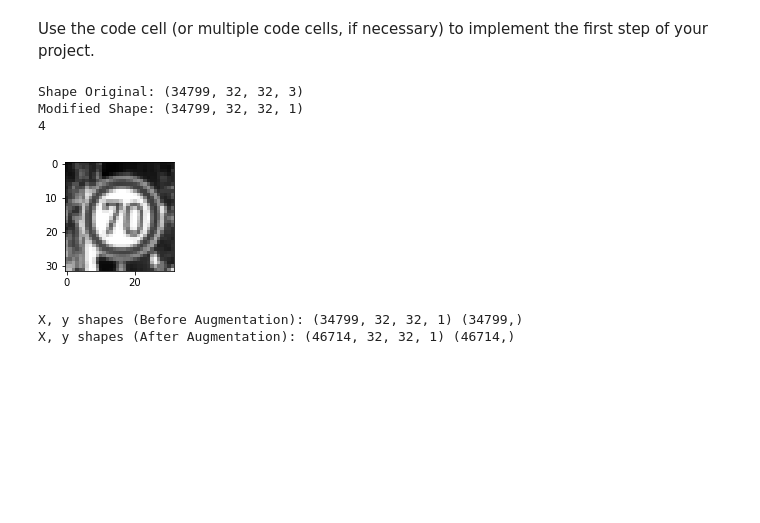
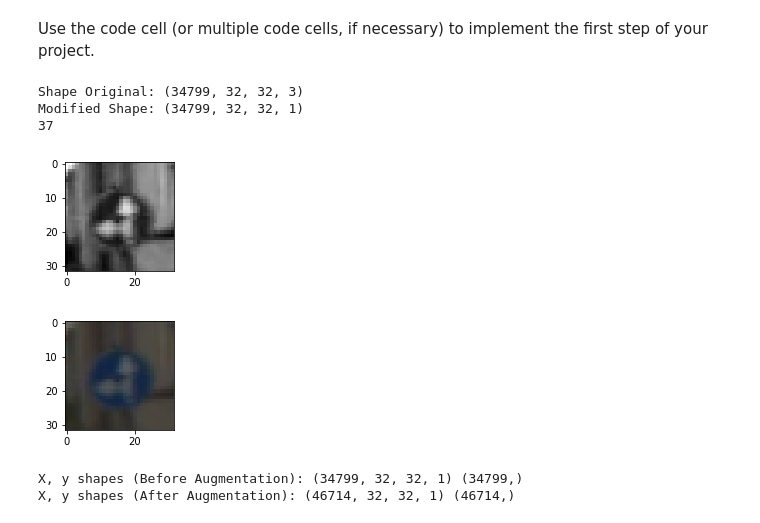
Before and after one commit to rajesh-iiith/CarND-DeepLearning-ComputerVision, a Jupyter notebook: CarND-Traffic-Sign-Classifier-P2/Traffic_Sign_Classifier.ipynb, the cells around one changed output. Saved outputs shown, nothing was run; the diff lists cells and outputs as text; code cells hidden in the pictures; blank space fills up the shorter version.

```diff
--- a/CarND-Traffic-Sign-Classifier-P2/Traffic_Sign_Classifier.ipynb
+++ b/CarND-Traffic-Sign-Classifier-P2/Traffic_Sign_Classifier.ipynb
@@ -153,35 +154,41 @@ Use the code cell (or multiple code cells, if necessary) to implement the first
 ### Feel free to use as many code cells as needed.
 
 def to_grayscale(dataset):
     return np.sum (dataset/3, axis=3, keepdims=True)
 
 X_train_origianl = X_train
 X_train_gray = to_grayscale(X_train)
 
 X_test_origianl = X_test
 X_test_gray = to_grayscale(X_test)
 
 X_validation_origianl = X_validation
 X_validation_gray = to_grayscale(X_validation)
 
 X_train = X_train_gray
 X_test = X_test_gray
 X_validation = X_validation_gray
 
 print('Shape Original:', X_train_origianl.shape)
 print('Modified Shape:', X_train.shape)
 
 index = random.randint(0, len(X_train))
 image = X_train[index].squeeze()
+image_original = X_train_origianl[index].squeeze()
 
 plt.figure(figsize=(2,2))
 plt.imshow(image, cmap="gray")
+
+plt.figure(figsize=(2,2))
+plt.imshow(image_original)
+
 print(y_train[index])
 # %% [output]
 Shape Original: (34799, 32, 32, 3)
 Modified Shape: (34799, 32, 32, 1)
-4
+37
-[figure, old version]
+[figure, new version]
+[figure, added]
 # %%
 #Normalize the sets
 X_train = (X_train - 128)/128
```
Also changed, not shown: parts of 7 cells of this notebook, 12 other files.
